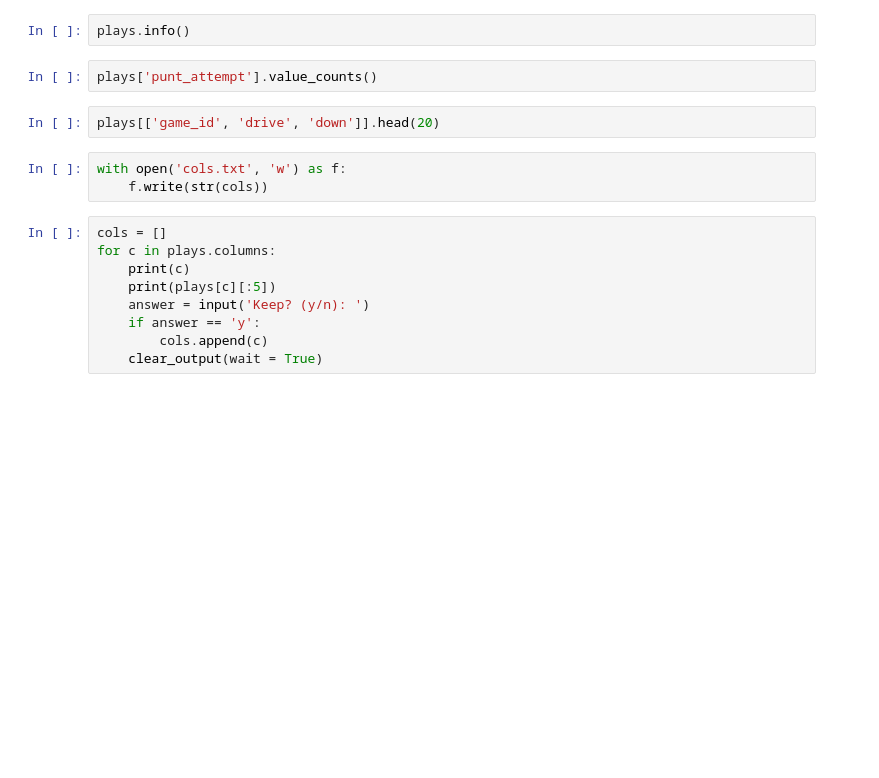
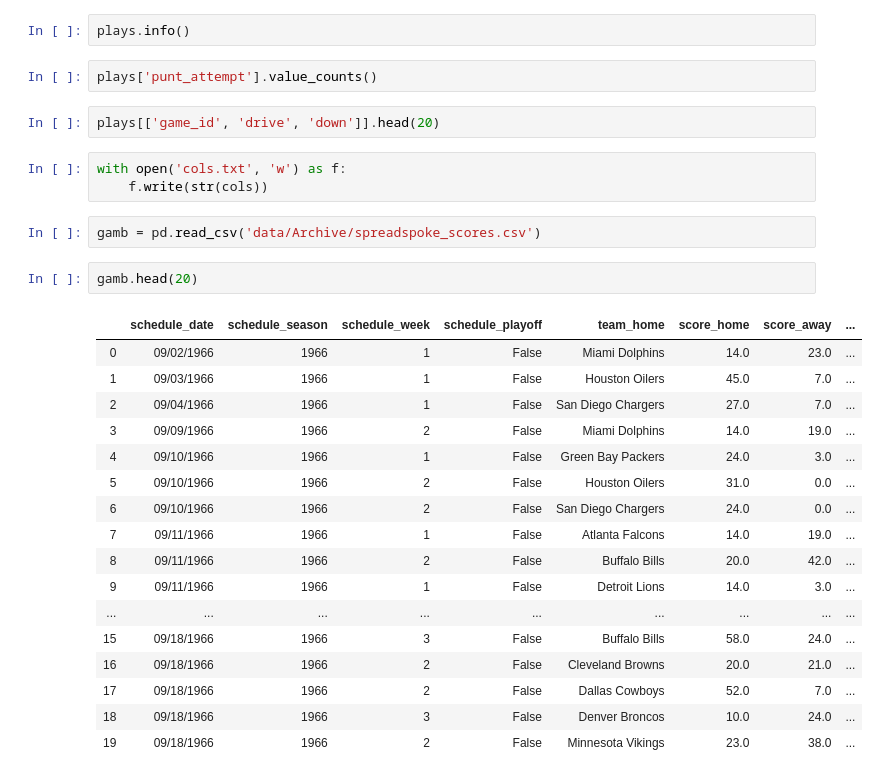
Before and after one commit to sizej/NFL_RT_Prob, a Jupyter notebook: notebooks/explore_notebook.ipynb, the cells around one changed output. Drawn from its saved outputs; the diff is of its cells as text; blank space fills up the shorter version.

```diff
--- a/notebooks/explore_notebook.ipynb
+++ b/notebooks/explore_notebook.ipynb
@@ -100,12 +99,25 @@ plays[['game_id', 'drive', 'down']].head(20)
 # %%
 with open('cols.txt', 'w') as f:
     f.write(str(cols))
-# %%
-cols = []
-for c in plays.columns:
-    print(c)
-    print(plays[c][:5])
-    answer = input('Keep? (y/n): ')
-    if answer == 'y':
-        cols.append(c)
-    clear_output(wait = True)
+# %%
+gamb = pd.read_csv('data/Archive/spreadspoke_scores.csv')
+# %%
+gamb.head(20)
+# %% [output]
+|  | schedule_date | schedule_season | schedule_week | schedule_playoff | team_home | score_home | score_away | ... |
+| 0 | 09/02/1966 | 1966 | 1 | False | Miami Dolphins | 14.0 | 23.0 | ... |
+| 1 | 09/03/1966 | 1966 | 1 | False | Houston Oilers | 45.0 | 7.0 | ... |
+| 2 | 09/04/1966 | 1966 | 1 | False | San Diego Chargers | 27.0 | 7.0 | ... |
+| 3 | 09/09/1966 | 1966 | 2 | False | Miami Dolphins | 14.0 | 19.0 | ... |
+| 4 | 09/10/1966 | 1966 | 1 | False | Green Bay Packers | 24.0 | 3.0 | ... |
+| 5 | 09/10/1966 | 1966 | 2 | False | Houston Oilers | 31.0 | 0.0 | ... |
+| 6 | 09/10/1966 | 1966 | 2 | False | San Diego Chargers | 24.0 | 0.0 | ... |
+| 7 | 09/11/1966 | 1966 | 1 | False | Atlanta Falcons | 14.0 | 19.0 | ... |
+| 8 | 09/11/1966 | 1966 | 2 | False | Buffalo Bills | 20.0 | 42.0 | ... |
+| 9 | 09/11/1966 | 1966 | 1 | False | Detroit Lions | 14.0 | 3.0 | ... |
+| ... | ... | ... | ... | ... | ... | ... | ... | ... |
+| 15 | 09/18/1966 | 1966 | 3 | False | Buffalo Bills | 58.0 | 24.0 | ... |
+| 16 | 09/18/1966 | 1966 | 2 | False | Cleveland Browns | 20.0 | 21.0 | ... |
+| 17 | 09/18/1966 | 1966 | 2 | False | Dallas Cowboys | 52.0 | 7.0 | ... |
+| 18 | 09/18/1966 | 1966 | 3 | False | Denver Broncos | 10.0 | 24.0 | ... |
+| 19 | 09/18/1966 | 1966 | 2 | False | Minnesota Vikings | 23.0 | 38.0 | ... |
```
Also changed, not shown: parts of 21 cells of this notebook, 4 other files.
